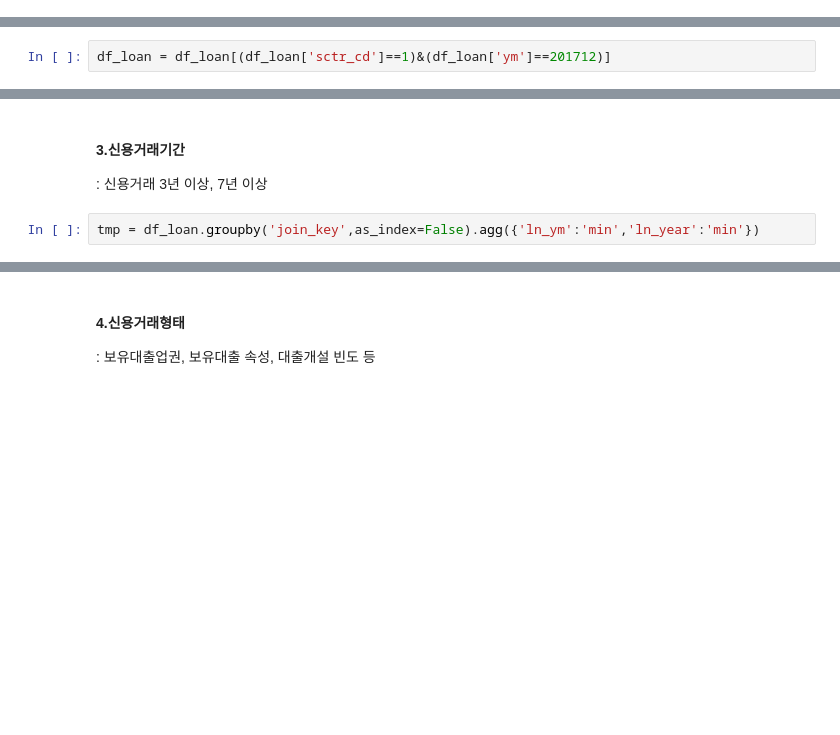
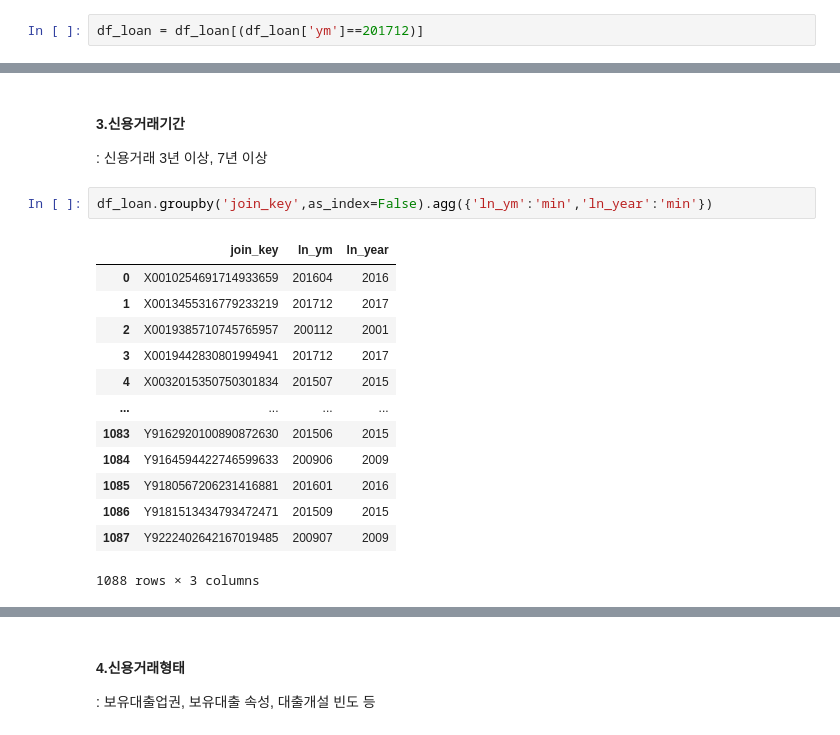
Before and after one commit to HyangGonJin/credb, a Jupyter notebook: [credb]Part1_preprocessing.ipynb, the cells around one changed output, grey strips where cells are left out. Saved outputs shown, nothing was run; the diff lists cells and outputs as text; blank space fills up the shorter version.

```diff
--- a/[credb]Part1_preprocessing.ipynb
+++ b/[credb]Part1_preprocessing.ipynb
@@ -480,4 +480,6 @@ standard_year = 201712
 # %%
 df_loan = loan.copy()
 df_dlq = dlq.copy()
+# %%
+df_loan = df_loan[(df_loan['ym']==201712)]
 # %%
@@ -581,8 +583,6 @@ df['long'] = df['dlq_count_2018'].apply(lambda x : np.where(x>=month_of_overdue,
 #### 2.부채수준 <a name="subparagraph2.2"></a>
 
 : 총 대출건수, 대출기관 수, 대출규모 대비 상환율 등.
-# %%
-df_loan = df_loan[(df_loan['sctr_cd']==1)&(df_loan['ym']==201712)]
 # %%
 %%time
 for i,row in df.iterrows():
@@ -604,5 +602,19 @@ df['repay_rate'] = (df['ln_amt']-df['dlq_amt'])/df['ln_amt']
 
 : 신용거래 3년 이상, 7년 이상
 # %%
-tmp = df_loan.groupby('join_key',as_index=False).agg({'ln_ym':'min','ln_year':'min'})
+df_loan.groupby('join_key',as_index=False).agg({'ln_ym':'min','ln_year':'min'})
+# %% [output]
+|  | join_key | ln_ym | ln_year |
+| 0 | X0010254691714933659 | 201604 | 2016 |
+| 1 | X0013455316779233219 | 201712 | 2017 |
+| 2 | X0019385710745765957 | 200112 | 2001 |
+| 3 | X0019442830801994941 | 201712 | 2017 |
+| 4 | X0032015350750301834 | 201507 | 2015 |
+| ... | ... | ... | ... |
+| 1083 | Y9162920100890872630 | 201506 | 2015 |
+| 1084 | Y9164594422746599633 | 200906 | 2009 |
+| 1085 | Y9180567206231416881 | 201601 | 2016 |
+| 1086 | Y9181513434793472471 | 201509 | 2015 |
+| 1087 | Y9222402642167019485 | 200907 | 2009 |
+1088 rows × 3 columns
 # %%
```
Also changed, not shown: parts of 10 cells of this notebook, 1 other file.
